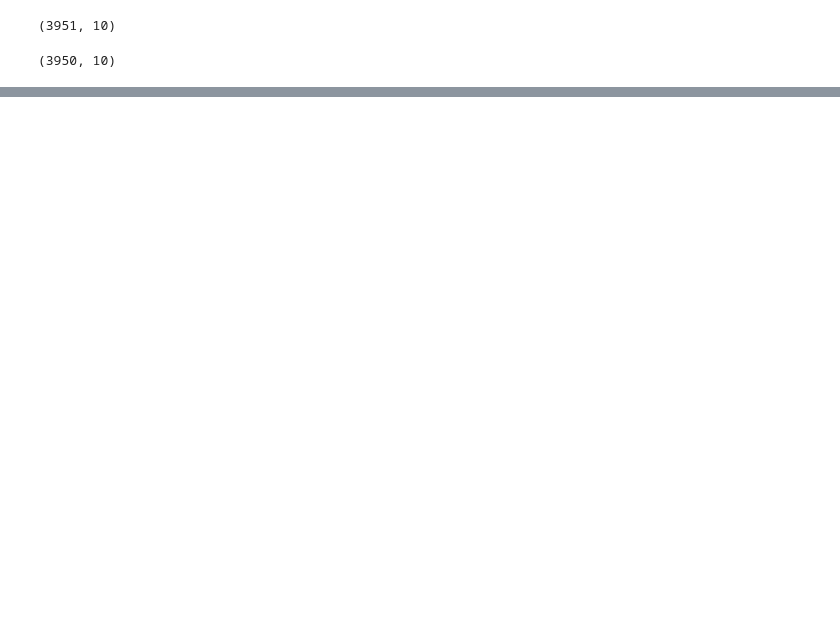
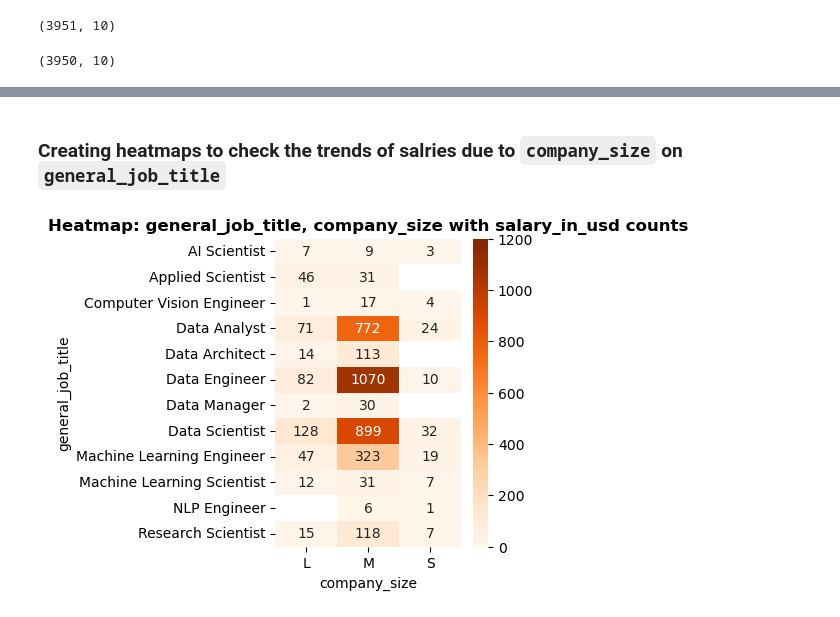
Before and after one commit to Haris-Mir/personal_python_projects, a Jupyter notebook: 01_ds_salaries_project/notebooks/01_salaries_eda_jun23.ipynb, the cells around one changed output, grey strips where cells are left out. Saved outputs shown, nothing was run; the diff lists cells and outputs as text; code cells hidden in the pictures; blank space fills up the shorter version.

```diff
--- a/01_ds_salaries_project/notebooks/01_salaries_eda_jun23.ipynb
+++ b/01_ds_salaries_project/notebooks/01_salaries_eda_jun23.ipynb
@@ -1337,0 +1394,18 @@ plt.show()
+# %% [markdown]
+### Creating heatmaps to check the trends of salries due to `company_size` on `general_job_title`
+# %%
+df_heatmap8 = pd.crosstab(index=df_heatmap['general_job_title'], columns=df_heatmap['company_size'],
+            values=df_heatmap['salary_in_usd'], aggfunc='count')
+
+# To make the heatmap
+plt.figure(figsize=(3,4))
+sns.heatmap(df_heatmap8, vmin=0, vmax=1200, annot=True, cmap='Oranges', fmt='.0f')
+plt.title('Heatmap: general_job_title, company_size with salary_in_usd counts',
+          fontsize=12, fontweight='bold')
+
+# To save the plot as .jpg file
+plt.savefig(figures_path+'/21_heatmap.jpg')
+
+plt.show()
+# %% [output]
+[figure, added]
```
Also changed, not shown: parts of 46 cells of this notebook, 5 other files.
